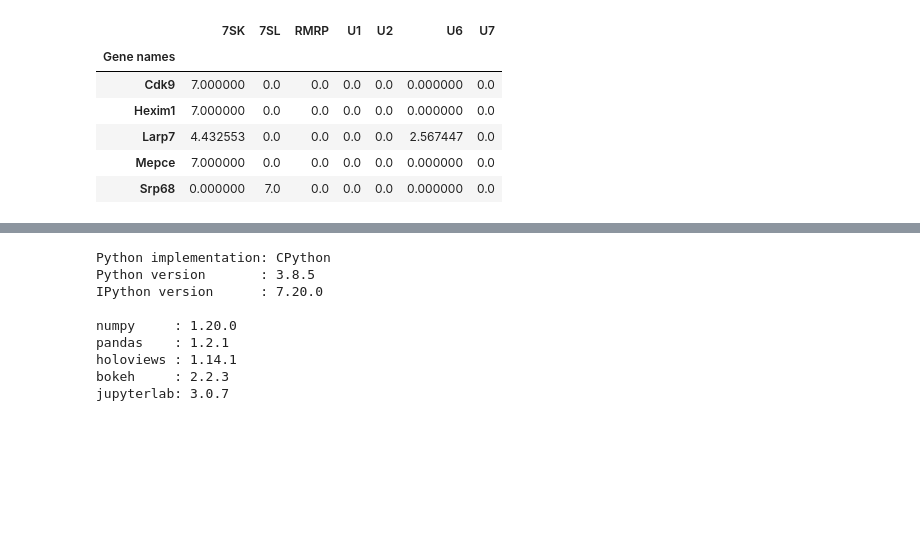
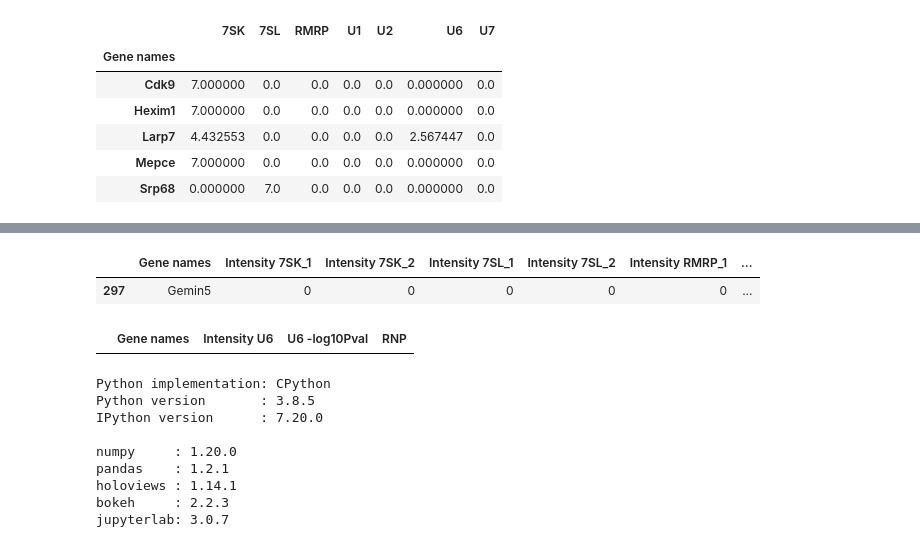
Before and after one commit to dhonson-lncrna/22.05.16_RAPMS2.0-Figures, a Jupyter notebook: Figure2b-i.ipynb, the cells around one changed output, grey strips where cells are left out. Saved outputs shown, nothing was run; the diff lists cells and outputs as text; code cells hidden in the pictures; blank space fills up the shorter version.

```diff
--- a/Figure2b-i.ipynb
+++ b/Figure2b-i.ipynb
@@ -278,6 +285,17 @@ hv.save(rnphm, filename='figures/Figure2b_new.png', fmt='png')
 rnphm
 # %% [output]
 [interactive output not drawn]
+# %%
+mr = pd.read_csv('data/22.05.25_MultiRAP-Intensity.csv')
+
+mr[mr['Gene names'] == 'Gemin5']
+# %% [output]
+|  | Gene names | Intensity 7SK_1 | Intensity 7SK_2 | Intensity 7SL_1 | Intensity 7SL_2 | Intensity RMRP_1 | ... |
+| 297 | Gemin5 | 0 | 0 | 0 | 0 | 0 | ... |
+# %%
+dfdict['U6'][dfdict['U6']['Gene names'].str.contains('Gemin')]
+# %% [output]
+|  | Gene names | Intensity U6 | U6 -log10Pval | RNP |
 # %%
 %load_ext watermark
 %watermark -v -p numpy,pandas,holoviews,bokeh,jupyterlab
```
Also changed, not shown: parts of 1 cell of this notebook, 4 other files.
